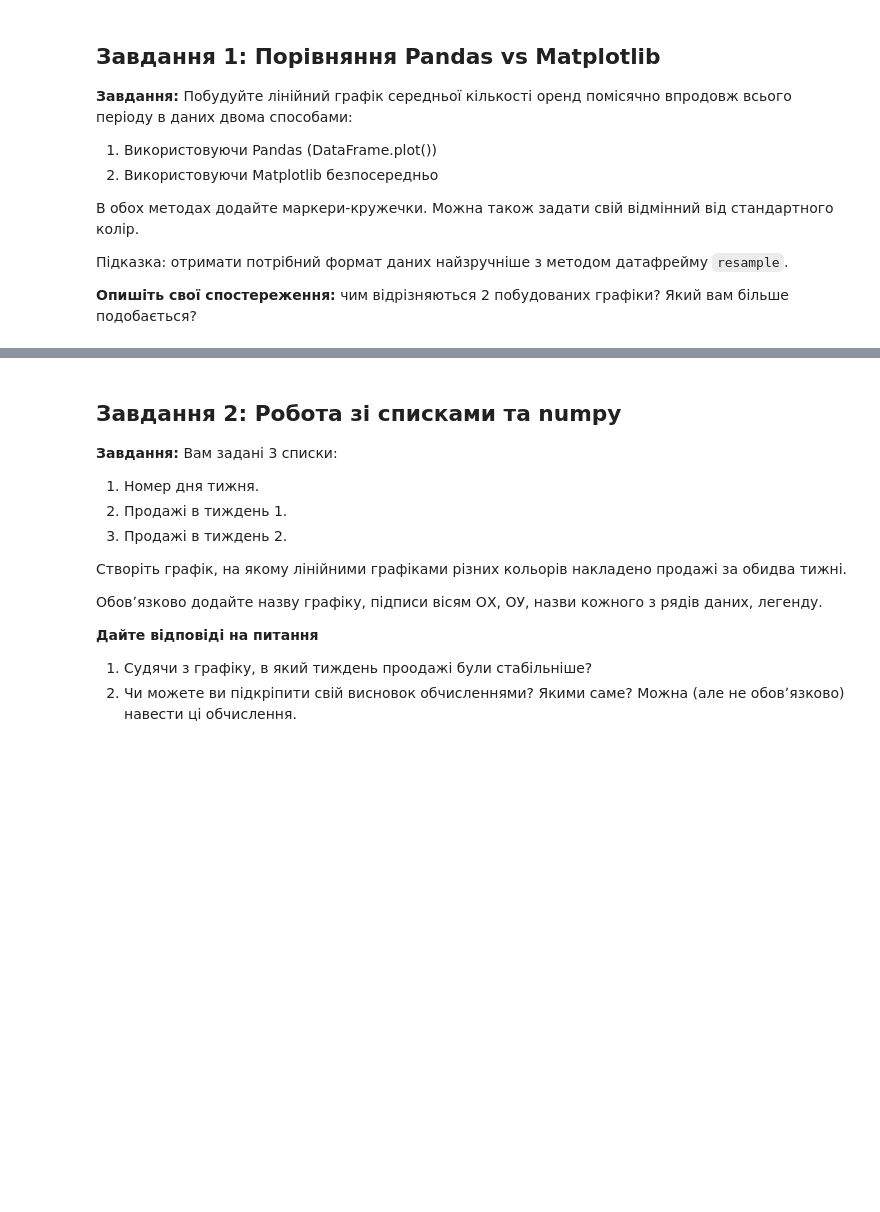
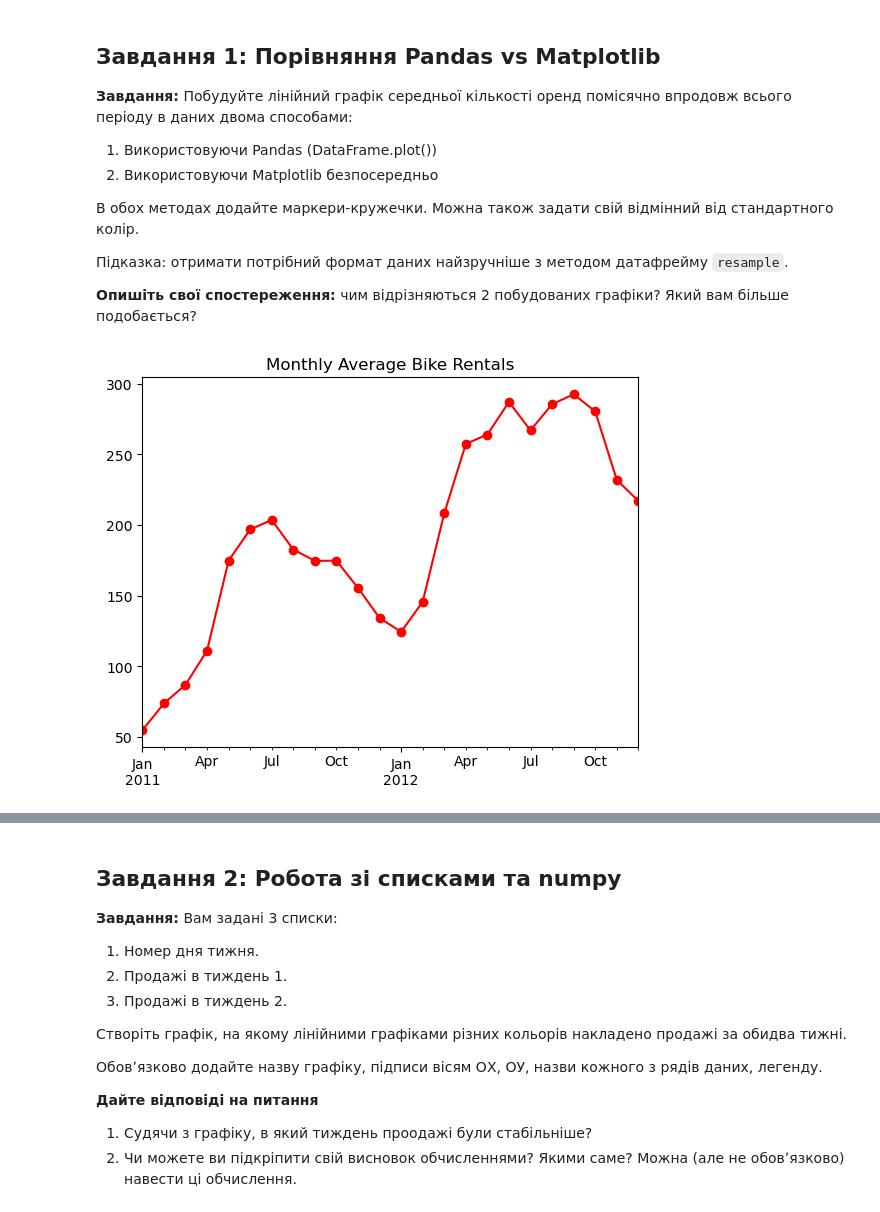
Before and after one commit to olesia-za/python_for_ds_tasks, a Jupyter notebook: hometasks/OZ_Done_10_HW2_Data_visualization_with_Matplotlib.ipynb, the cells around one changed output, grey strips where cells are left out. Cells and saved outputs as stored; diff of their text form; code cells hidden in the pictures; blank space fills up the shorter version.

Commit message:
add hw2_visualization

```diff
--- a/hometasks/OZ_Done_10_HW2_Data_visualization_with_Matplotlib.ipynb
+++ b/hometasks/OZ_Done_10_HW2_Data_visualization_with_Matplotlib.ipynb
@@ -52,3 +52,15 @@ df['day'] = df.index.day
 Підказка: отримати потрібний формат даних найзручніше з методом датафрейму `resample`.
 
 **Опишіть свої спостереження:** чим відрізняються 2 побудованих графіки? Який вам більше подобається?
+# %%
+df_average_month_rent = df['count'].resample('ME').mean()
+# df.groupby(['year', 'month'])['count'].mean()
+# df['count'].resample('ME').mean().plot(
+df_average_month_rent.plot(
+    marker='o',
+    color ='red',
+    title='Monthly Average Bike Rentals',
+    xlabel='',
+);
+# %% [output]
+[figure, added]
```
Also changed, not shown: parts of 9 cells of this notebook.
